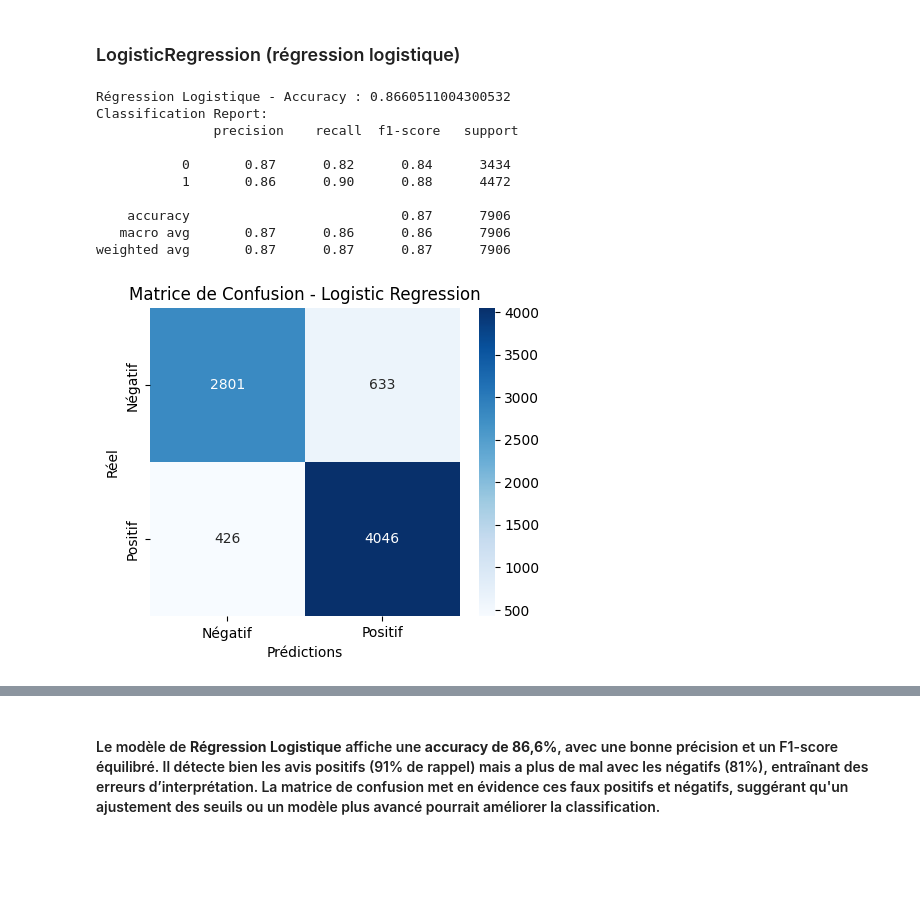
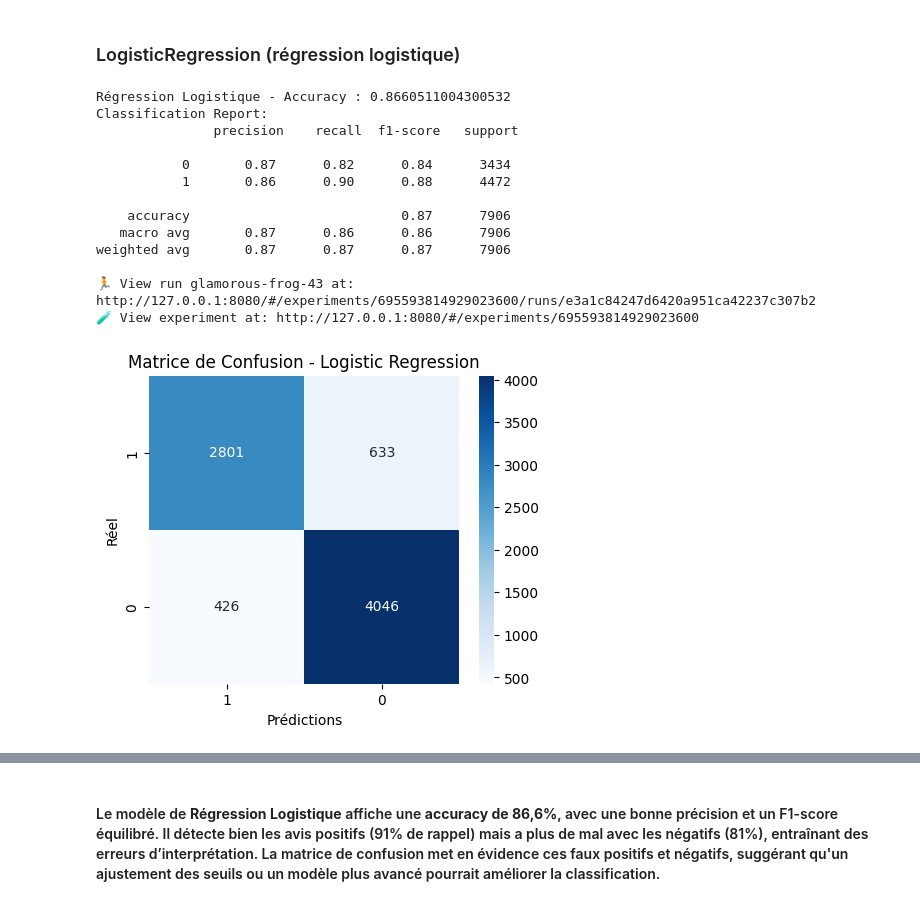
Before and after one commit to PierrePssi/Projet_MLOPS, a Jupyter notebook: notebooks/Notebook_Projet_MLOPS.ipynb, the cells around one changed output, grey strips where cells are left out. Drawn from its saved outputs; the diff is of its cells as text; code cells hidden in the pictures; blank space fills up the shorter version.

```diff
--- a/Notebook_Projet_MLOPS.ipynb
+++ b/notebooks/Notebook_Projet_MLOPS.ipynb
@@ -56,9 +79,11 @@ client = MlflowClient(tracking_uri="http://127.0.0.1:8080")
+# %%
+mlflow.set_tracking_uri("http://127.0.0.1:8080")
 # %%
 import mlflow
 
 # Sets the current active experiment to the "Apple_Models" experiment and
 # returns the Experiment metadata
-Sentiment_analysis_experiment = mlflow.set_experiment("Sentiment_Analysis")
+Sentiment_analysis_experiment = mlflow.set_experiment("Sentiment_Analysis_Oscars")
 
 # Define a run name for this iteration of training.
 # If this is not set, a unique name will be auto-generated for your run.
@@ -379,38 +408,77 @@ Taille du test set : (7906, 34653)
 # %% [markdown]
 ### LogisticRegression (régression logistique)
 # %%
-# random_state pour la reproductibilité et max_iter pour la convergence
-model_lr = LogisticRegression(random_state=42, max_iter=1000)
+import mlflow
+import pandas as pd
+import joblib
+import matplotlib.pyplot as plt
+import seaborn as sns
+import numpy as np
+from sklearn.linear_model import LogisticRegression
+from sklearn.metrics import accuracy_score, classification_report, confusion_matrix
+import mlflow.sklearn
+from mlflow.models.signature import infer_signature
 
-model_lr.fit(X_train, y_train)
+mlflow.set_experiment("Sentiment_Analysis_Oscars")
 
-predictions_lr = model_lr.predict(X_val)
+with mlflow.start_run():
+    # Définir et entraîner le modèle
+    model_lr = LogisticRegression(random_state=42, max_iter=1000)
+    model_lr.fit(X_train, y_train)
 
-#Accuracy
-accuracy_lr = accuracy_score(y_val, predictions_lr)
-print("Régression Logistique - Accuracy :", accuracy_lr)
+    # Prédictions
+    predictions_lr = model_lr.predict(X_val)
 
-#Rapport de classification
-print("Classification Report:\n", classification_report(y_val, predictions_lr))
+    # Calculer l'accuracy
+    accuracy_lr = accuracy_score(y_val, predictions_lr)
+    print("Régression Logistique - Accuracy :", accuracy_lr)
 
-#Matrice
-cm = confusion_matrix(y_val, predictions_lr)
+    # Journaliser les paramètres et la métrique
+    mlflow.log_param("random_state", 42)
+    mlflow.log_param("max_iter", 1000)
+    mlflow.log_metric("accuracy", accuracy_lr)
 
-plt.figure(figsize=(5,4))
-sns.heatmap(cm, annot=True, fmt="d", cmap="Blues", xticklabels=["Négatif", "Positif"], yticklabels=["Négatif", "Positif"])
-plt.xlabel("Prédictions")
-plt.ylabel("Réel")
-plt.title("Matrice de Confusion - Logistic Regression")
-plt.show()
+    # Rapport de classification
+    report = classification_report(y_val, predictions_lr, output_dict=True)
+    mlflow.log_dict(report, "classification_report.json")
+    print("Classification Report:\n", classification_report(y_val, predictions_lr))
+
+    # Matrice de confusion
+    cm = confusion_matrix(y_val, predictions_lr)
+
+    # Déterminer dynamiquement les noms des classes
+    class_names = list(df["Sentiment_encoded"].unique())
+
+    plt.figure(figsize=(5,4))
+    sns.heatmap(cm, annot=True, fmt="d", cmap="Blues", xticklabels=class_names, yticklabels=class_names)
+    plt.xlabel("Prédictions")
+    plt.ylabel("Réel")
+    plt.title("Matrice de Confusion - Logistic Regression")
+
+    # Enregistrer la matrice de confusion comme artefact
+    plt.savefig("matrice_de_confusion.png")
+    mlflow.log_artifact("matrice_de_confusion.png")
+
+    # Exemple d'entrée pour MLflow
+    input_example = X_train.iloc[:1]  # Prendre la première ligne comme exemple
+    signature = infer_signature(X_train, model_lr.predict(X_train))
+
+    # Enregistrer le modèle avec MLflow
+    mlflow.sklearn.log_model(model_lr, "logistic_regression_model",
+                             input_example=input_example,
+                             signature=signature)
 # %% [output]
 Régression Logistique - Accuracy : 0.8660511004300532
 Classification Report:
                precision    recall  f1-score   support
 
            0       0.87      0.82      0.84      3434
            1       0.86      0.90      0.88      4472
 
     accuracy                           0.87      7906
    macro avg       0.87      0.86      0.86      7906
 weighted avg       0.87      0.87      0.87      7906
+
+🏃 View run glamorous-frog-43 at: http://127.0.0.1:8080/#/experiments/695593814929023600/runs/e3a1c84247d6420a951ca42237c307b2
+🧪 View experiment at: http://127.0.0.1:8080/#/experiments/695593814929023600
-[figure, old version]
+[figure, new version]
```
Also changed, not shown: parts of 7 cells of this notebook, 4 other files.
